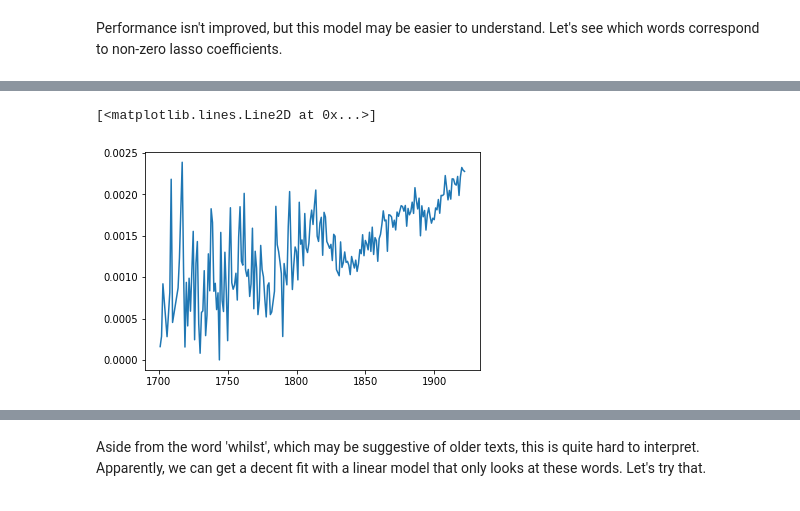
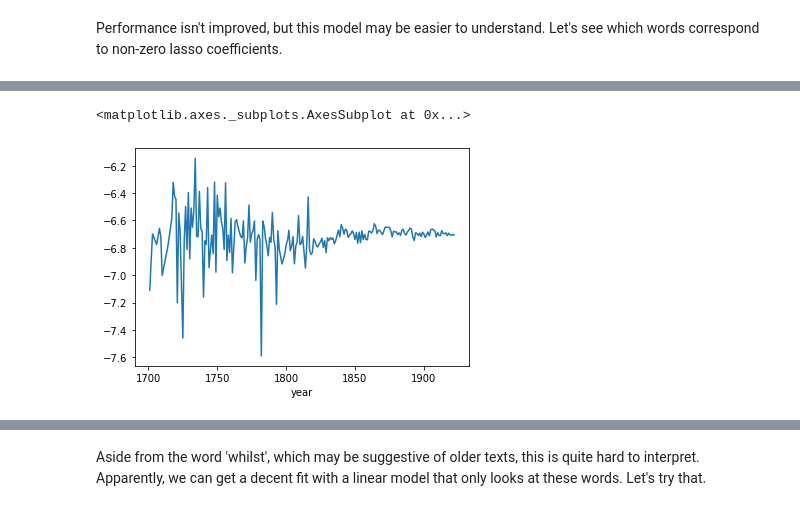
Before and after one commit to bencwallace/doc2date, a Jupyter notebook: doc2date.ipynb, the cells around one changed output, grey strips where cells are left out. Cells and saved outputs as stored; diff of their text form; code cells hidden in the pictures.

```diff
--- a/doc2date.ipynb
+++ b/doc2date.ipynb
@@ -277,5 +266,5 @@ print(important_words)
-# %%
-plt.plot(y, X_norm[:, word2token['she']])
-# %% [output]
-[<matplotlib.lines.Line2D at 0x...>]
-[figure, removed]
+# %%
+sns.lineplot(y, np.log(X_norm[:, word2token['before']]))
+# %% [output]
+<matplotlib.axes._subplots.AxesSubplot at 0x...>
+[figure, added]
```
Also changed, not shown: parts of 38 cells of this notebook.
